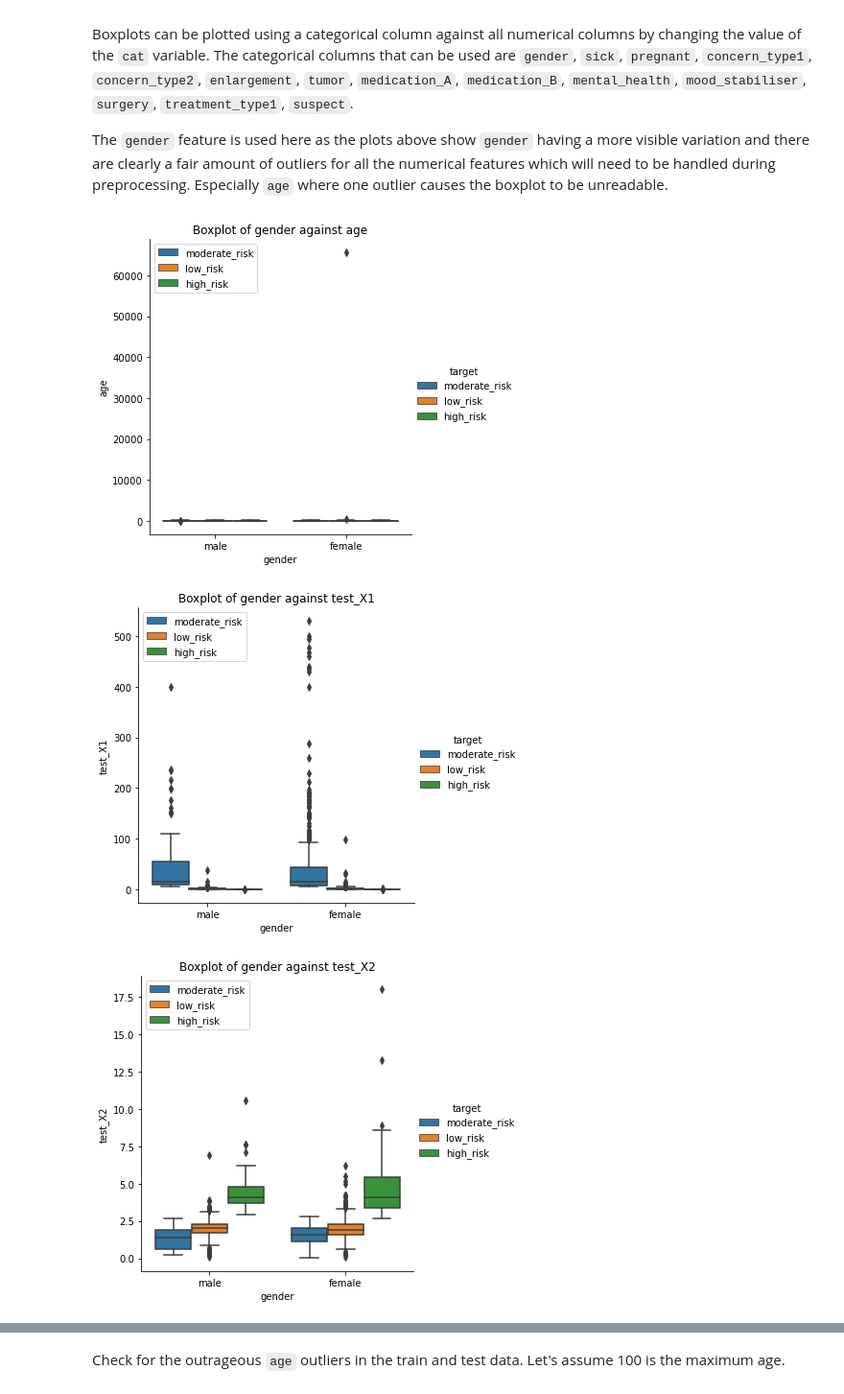
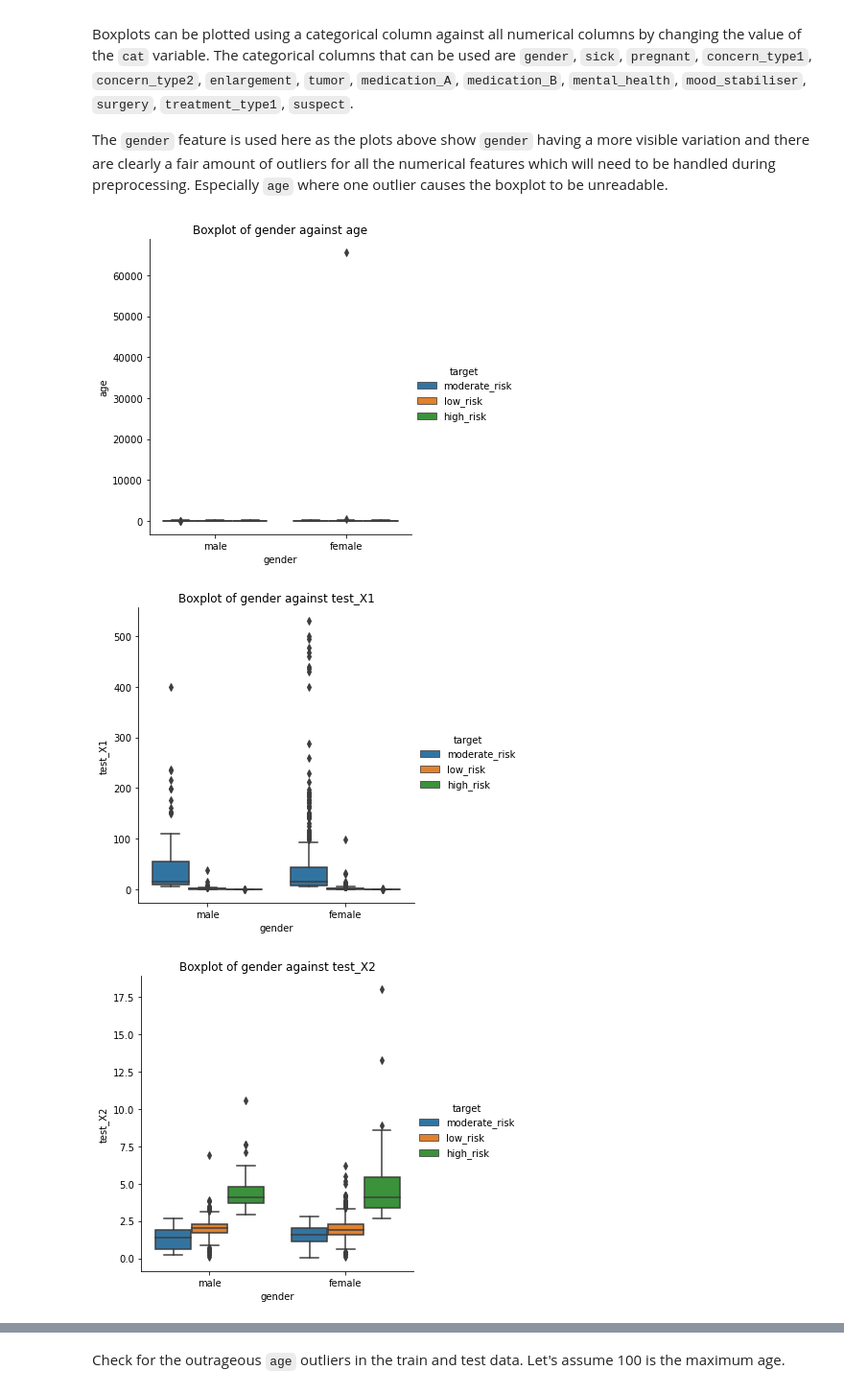
Before and after one commit to AnnoyingShpee/Healthcare-Data-Mining, a Jupyter notebook: CW2.ipynb, the cells around one changed output, grey strips where cells are left out. Shown: that part at 96% size. Cells and saved outputs as stored; diff of their text form; code cells hidden in the pictures.

```diff
--- a/CW2.ipynb
+++ b/CW2.ipynb
@@ -276,16 +277,14 @@ The `gender` feature is used here as the plots above show `gender` having a more
 # %%
 cat = "gender"
 for num in numerical_features:
     if num == "test_X6" or cat in ["id", "disorder", "target"]:
         continue
     sns.catplot(x=cat, y=num, hue="target",  kind="box", data=train_data)
-    #include a legend
-    plt.legend()
     #include a dynamic title
     plt.title("Boxplot of " + cat + " against " + num)
     #Save the plot to the working directory
     plt.savefig(data_folder + cat + "_vs_"+ num +'.jpg')
 # %% [output]
-[figure, old version]
+[figure, new version]
-[figure, old version]
+[figure, new version]
-[figure, old version]
+[figure, new version]
```
Also changed, not shown: parts of 49 cells of this notebook, 1 other file.
